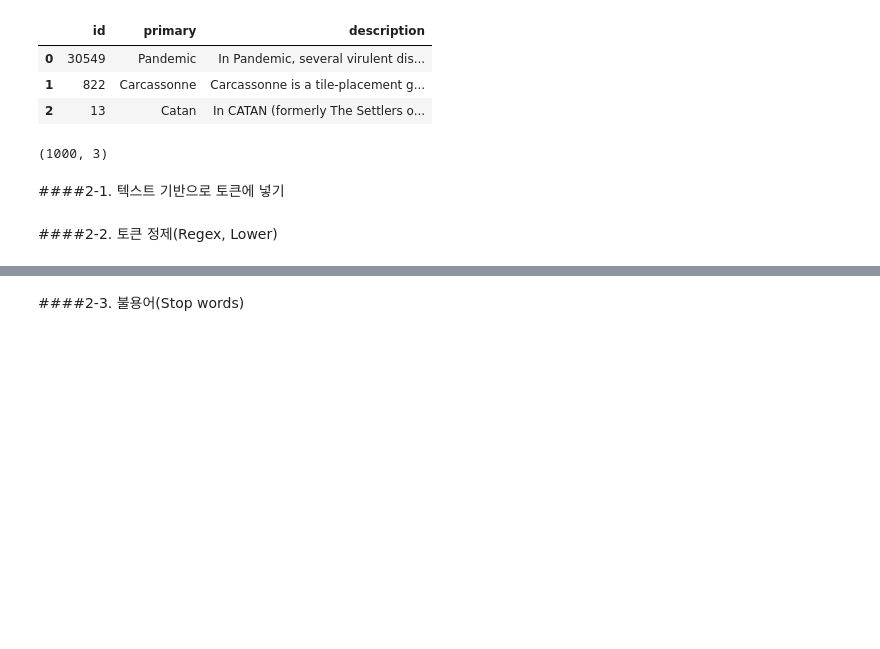
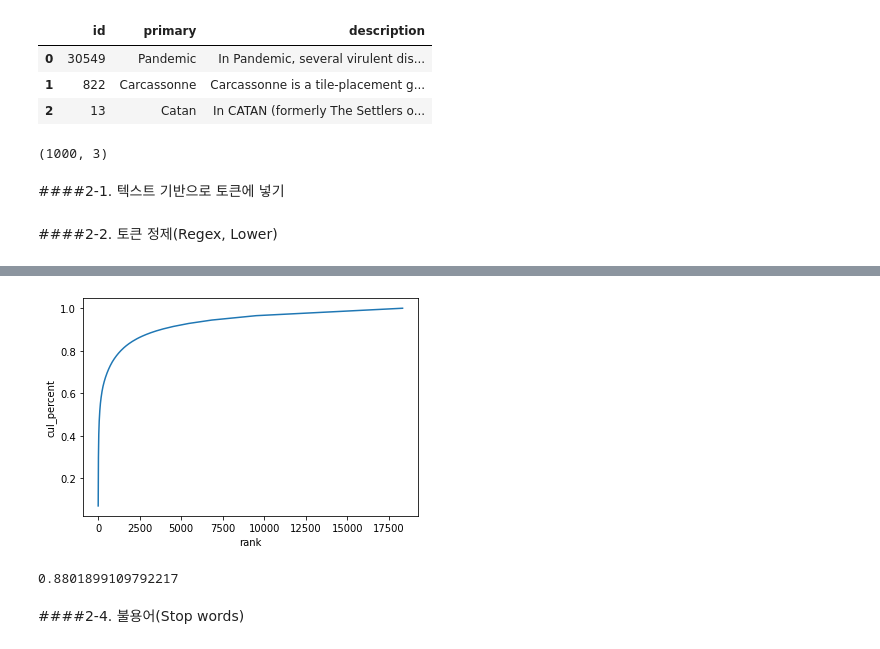
Before and after one commit to KYOH95/Database_Studies, a Jupyter notebook: project4.ipynb, the cells around one changed output, grey strips where cells are left out. Cells and saved outputs as stored; diff of their text form; code cells hidden in the pictures; blank space fills up the shorter version.

```diff
--- a/project4.ipynb
+++ b/project4.ipynb
@@ -190,2 +252,12 @@ df_token.head(3)
+# %%
+import seaborn as sns
+
+sns.lineplot(x='rank', y='cul_percent', data=wc);
+# %% [output]
+[figure, added]
+# %%
+wc[wc['rank'] <= 3000]['cul_percent'].max()
+# %% [output]
+0.8801899109792217
 # %% [markdown]
-####2-3. 불용어(Stop words)
+####2-4. 불용어(Stop words)
```
Also changed, not shown: parts of 13 cells of this notebook.
